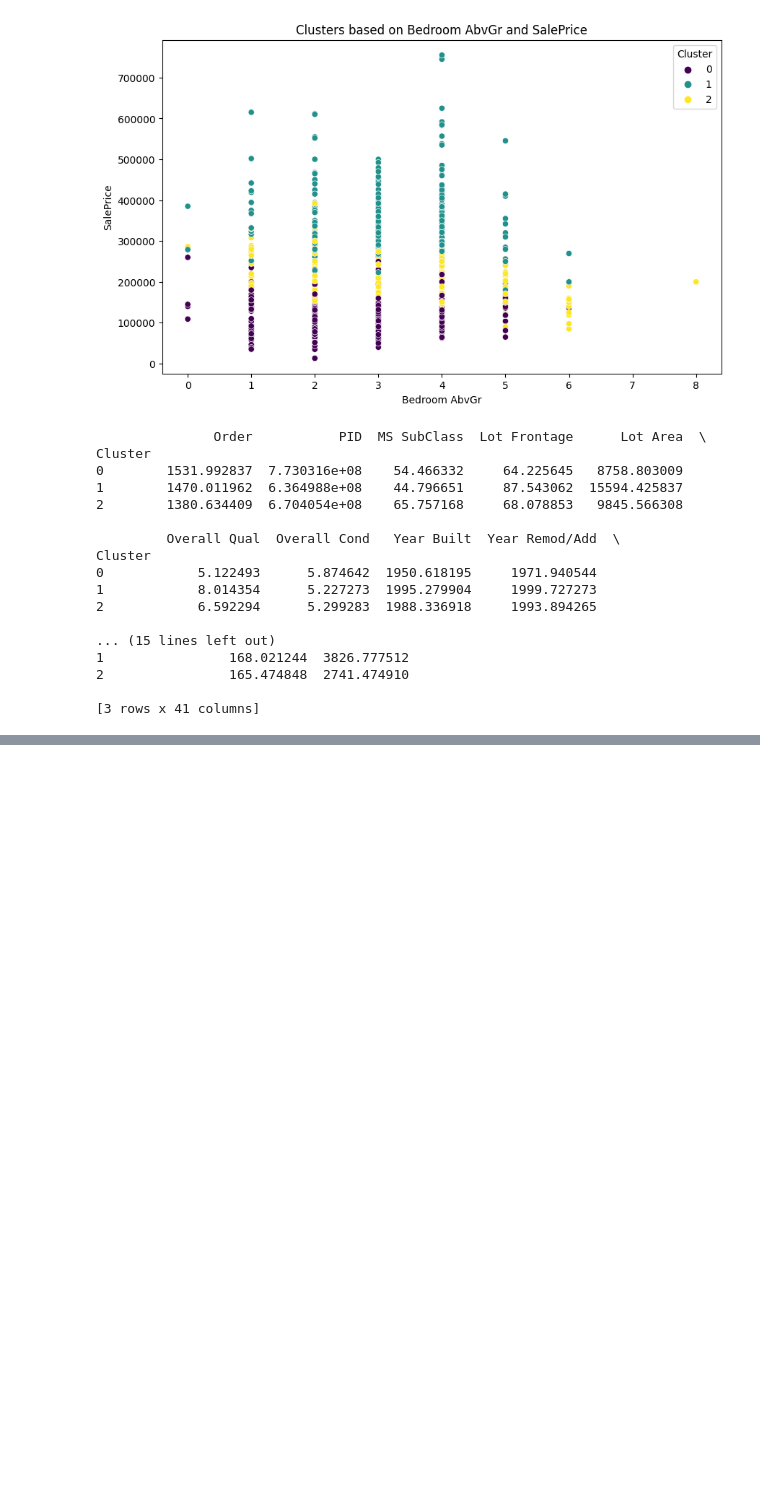
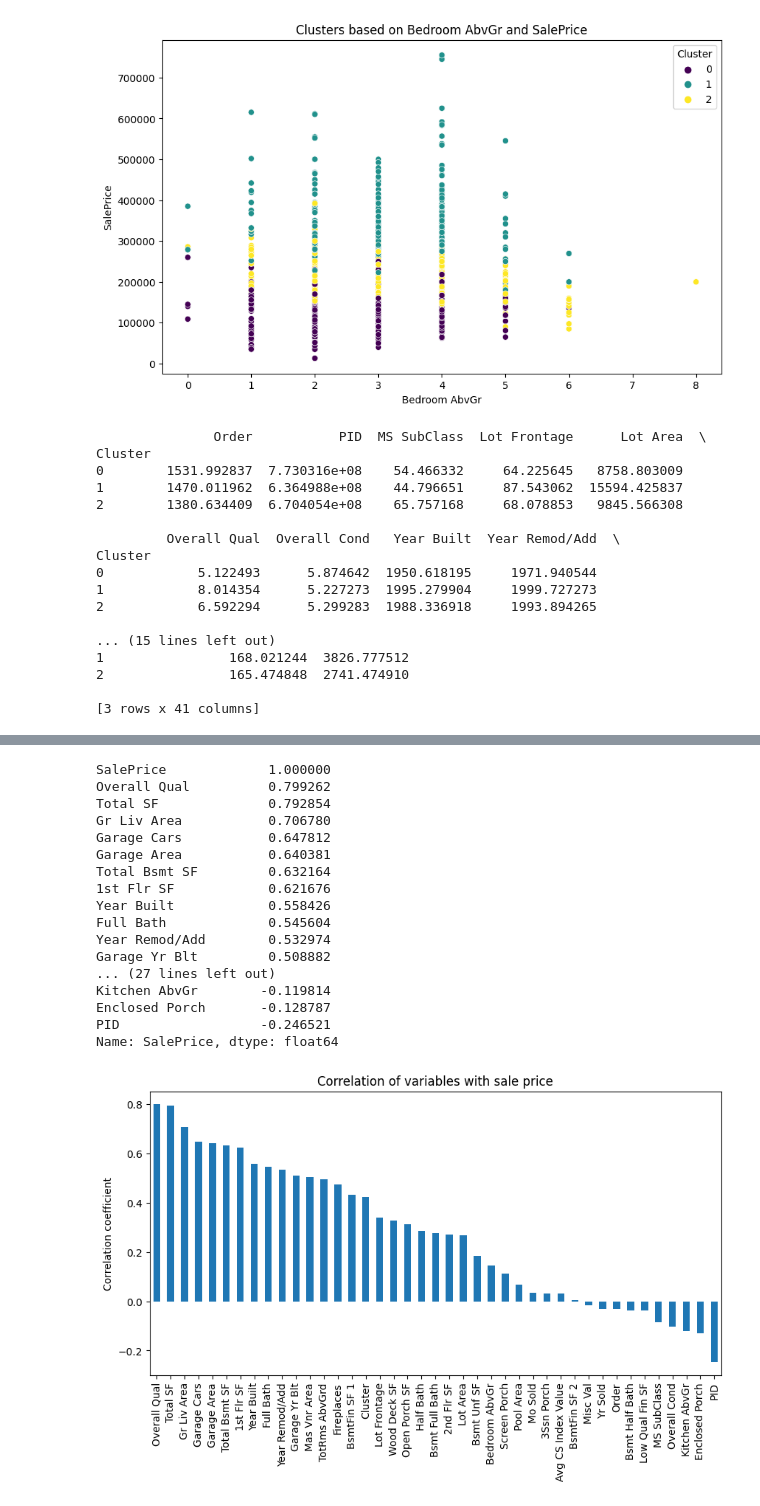
Before and after one commit to jessnguyen9/Ames-Housing-Machine-Learning-Project, a Jupyter notebook: Ames_Clustering.ipynb, the cells around one changed output, grey strips where cells are left out. Cells and saved outputs as stored; diff of their text form; code cells hidden in the pictures; blank space fills up the shorter version.

```diff
--- a/Ames_Clustering.ipynb
+++ b/Ames_Clustering.ipynb
@@ -151,0 +166,30 @@ Square footage has also gone up a lot in newer homes, even in the last 20-30 yea
+# %%
+
+saleprice_corr = corr_matrix['SalePrice'].sort_values(ascending=False)
+
+print(saleprice_corr)
+
+plt.figure(figsize=(10,5))
+saleprice_corr.drop("SalePrice").plot(kind='bar')
+plt.title('Correlation of variables with sale price')
+plt.ylabel('Correlation coefficient')
+plt.show()
+# %% [output]
+SalePrice             1.000000
+Overall Qual          0.799262
+Total SF              0.792854
+Gr Liv Area           0.706780
+Garage Cars           0.647812
+Garage Area           0.640381
+Total Bsmt SF         0.632164
+1st Flr SF            0.621676
+Year Built            0.558426
+Full Bath             0.545604
+Year Remod/Add        0.532974
+Garage Yr Blt         0.508882
+... (27 lines left out)
+Kitchen AbvGr        -0.119814
+Enclosed Porch       -0.128787
+PID                  -0.246521
+Name: SalePrice, dtype: float64
+[figure, added]
```
Also changed, not shown: parts of 4 cells of this notebook.
